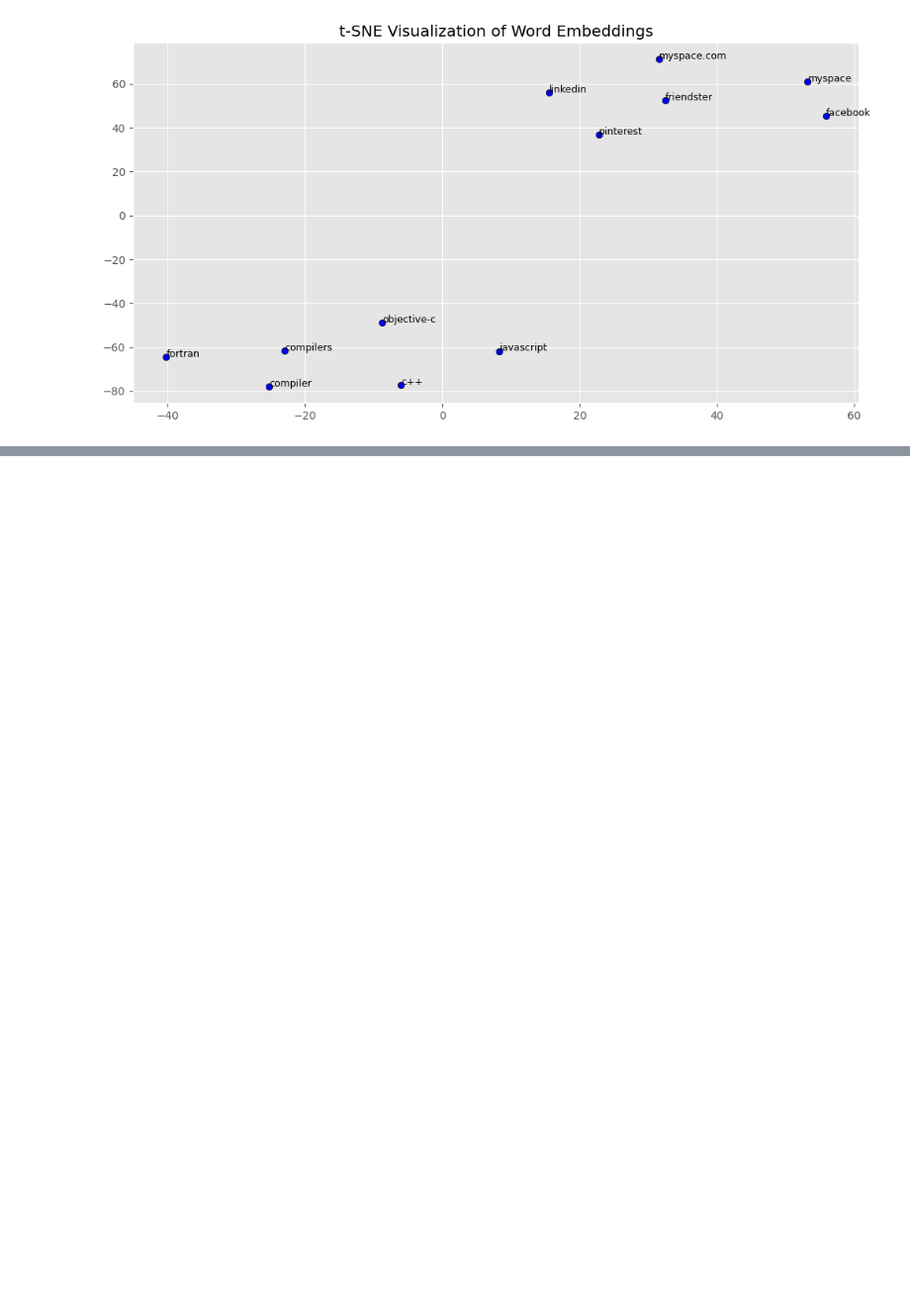
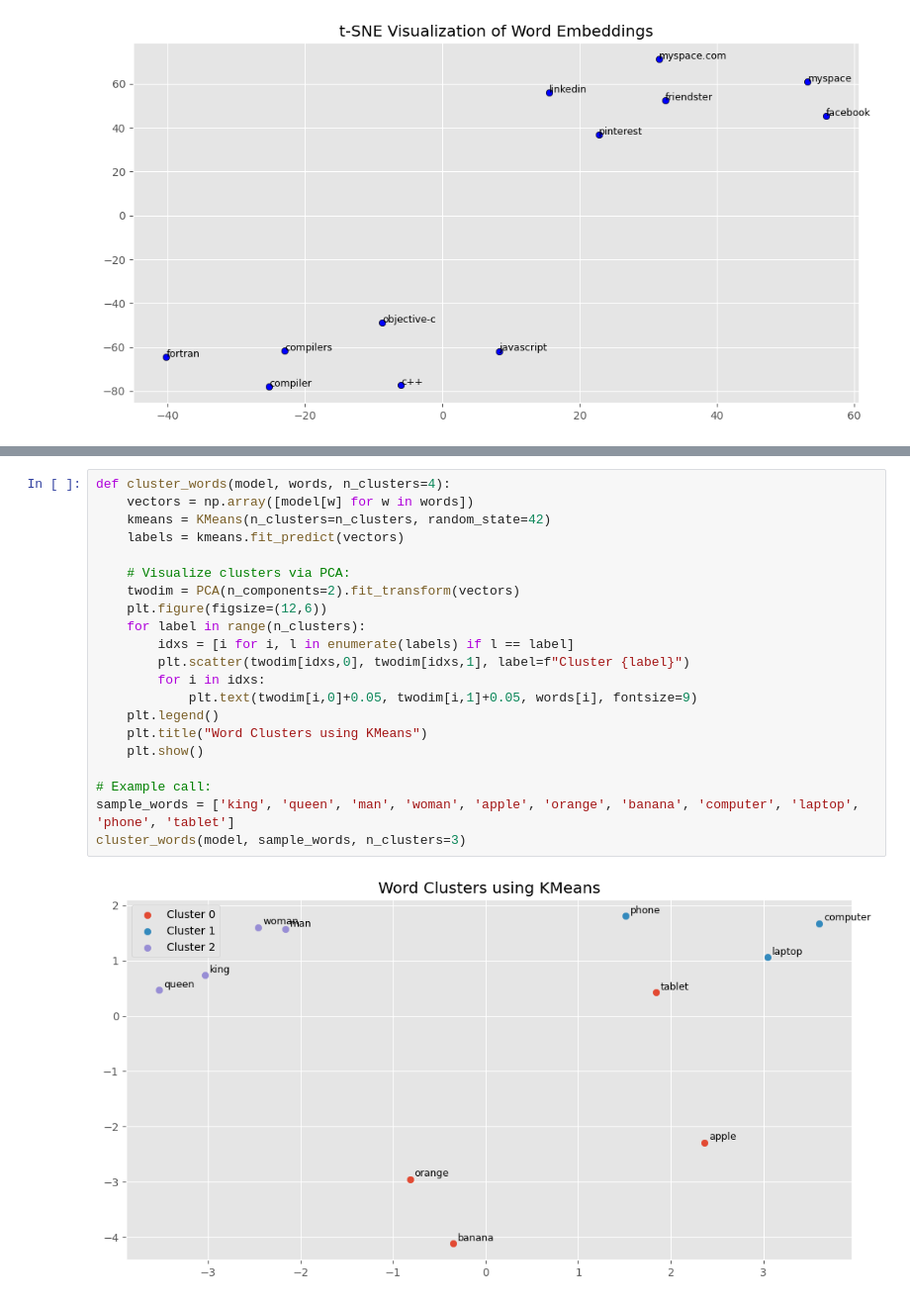
Before and after one commit to LiorGazit/Word_Vector_Functionalities, a Jupyter notebook: playing_with_vector_embeddings.ipynb, the cells around one changed output, grey strips where cells are left out. Shown at 99% size. Drawn from its saved outputs; the diff is of its cells as text; blank space fills up the shorter version.

Commit message:
Cluster words based on their embeddings' distance

```diff
--- a/playing_with_vector_embeddings.ipynb
+++ b/playing_with_vector_embeddings.ipynb
@@ -186,0 +204,23 @@ display_tsne_scatterplot(model, words=['c++',
+# %%
+def cluster_words(model, words, n_clusters=4):
+    vectors = np.array([model[w] for w in words])
+    kmeans = KMeans(n_clusters=n_clusters, random_state=42)
+    labels = kmeans.fit_predict(vectors)
+
+    # Visualize clusters via PCA:
+    twodim = PCA(n_components=2).fit_transform(vectors)
+    plt.figure(figsize=(12,6))
+    for label in range(n_clusters):
+        idxs = [i for i, l in enumerate(labels) if l == label]
+        plt.scatter(twodim[idxs,0], twodim[idxs,1], label=f"Cluster {label}")
+        for i in idxs:
+            plt.text(twodim[i,0]+0.05, twodim[i,1]+0.05, words[i], fontsize=9)
+    plt.legend()
+    plt.title("Word Clusters using KMeans")
+    plt.show()
+
+# Example call:
+sample_words = ['king', 'queen', 'man', 'woman', 'apple', 'orange', 'banana', 'computer', 'laptop', 'phone', 'tablet']
+cluster_words(model, sample_words, n_clusters=3)
+# %% [output]
+[figure, added]
```
Also changed, not shown: parts of 3 cells of this notebook.
